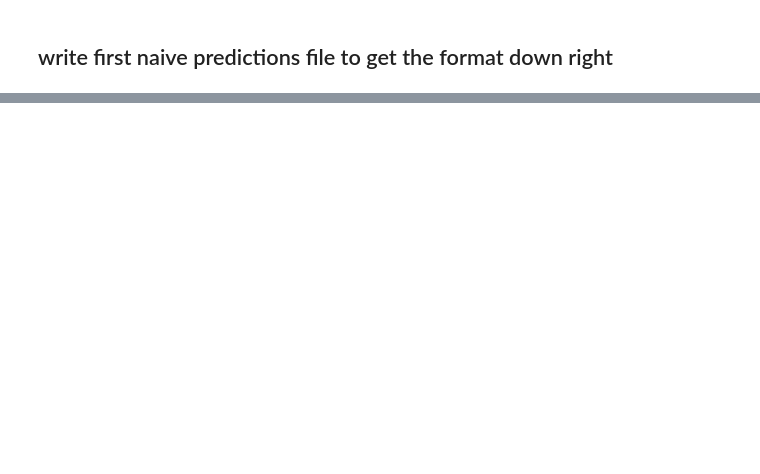
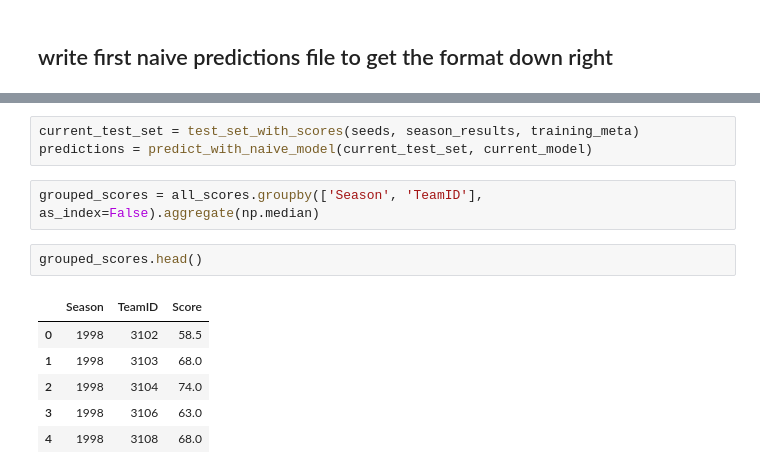
Before and after one commit to evizitei/kaggle_womens_ncaa_2018, a Jupyter notebook: WomensNCAAPredictions.ipynb, the cells around one changed output, grey strips where cells are left out. Saved outputs shown, nothing was run; the diff lists cells and outputs as text; blank space fills up the shorter version.

```diff
--- a/WomensNCAAPredictions.ipynb
+++ b/WomensNCAAPredictions.ipynb
@@ -269,0 +303,14 @@ with open("./data/outputs/stage_1_predictions.csv", "w") as f:
+# %%
+current_test_set = test_set_with_scores(seeds, season_results, training_meta)
+predictions = predict_with_naive_model(current_test_set, current_model)
+# %%
+grouped_scores = all_scores.groupby(['Season', 'TeamID'], as_index=False).aggregate(np.median)
+# %%
+grouped_scores.head()
+# %% [output]
+|  | Season | TeamID | Score |
+| 0 | 1998 | 3102 | 58.5 |
+| 1 | 1998 | 3103 | 68.0 |
+| 2 | 1998 | 3104 | 74.0 |
+| 3 | 1998 | 3106 | 63.0 |
+| 4 | 1998 | 3108 | 68.0 |
```
Also changed, not shown: parts of 36 cells of this notebook.
